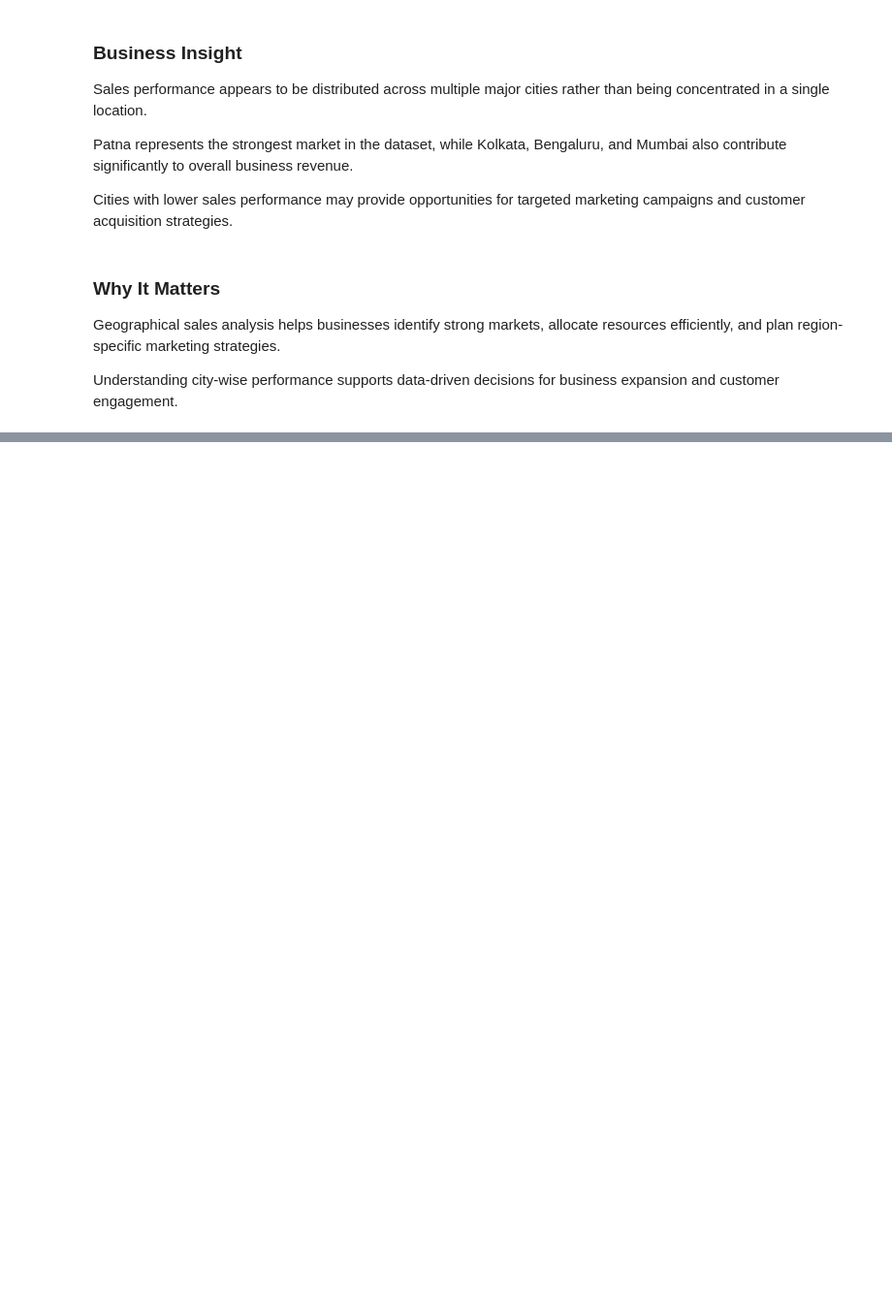
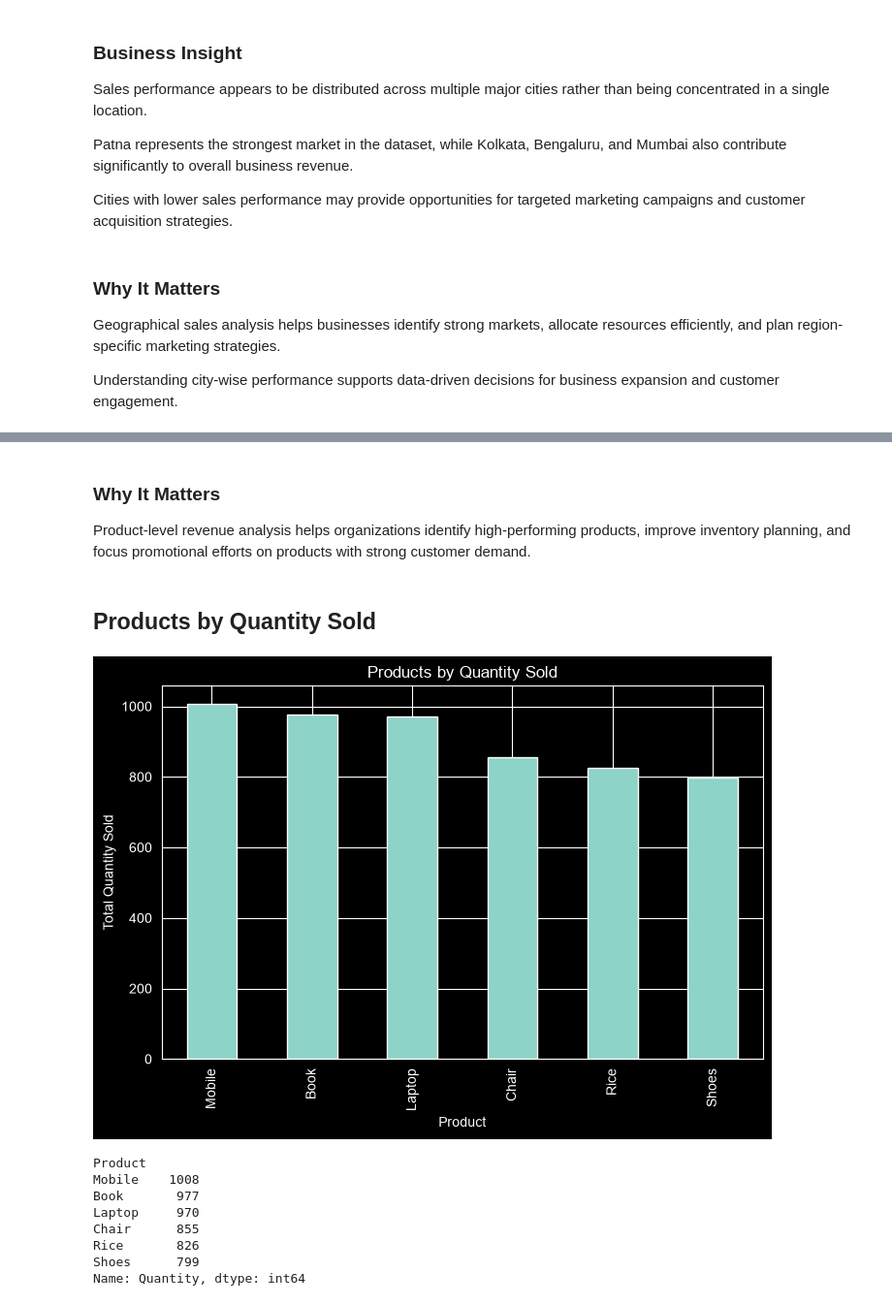
Before and after one commit to Sunita-lab/ApexPlanet-Internship-Ecommerce-Customer-Analytics, a Jupyter notebook: task 02 - EDA and business analytics/eda_and_business_analytics.ipynb, the cells around one changed output, grey strips where cells are left out. Shown at 97% size. Saved outputs shown, nothing was run; the diff lists cells and outputs as text; code cells hidden in the pictures; blank space fills up the shorter version.

```diff
--- a/task 02 - EDA and business analytics/eda_and_business_analytics.ipynb
+++ b/task 02 - EDA and business analytics/eda_and_business_analytics.ipynb
@@ -913,0 +962,31 @@ Understanding city-wise performance supports data-driven decisions for business
+# %% [markdown]
+### Why It Matters
+
+Product-level revenue analysis helps organizations identify high-performing products, improve inventory planning, and focus promotional efforts on products with strong customer demand.
+# %% [markdown]
+## Products by Quantity Sold
+# %%
+top_products_qty = (
+    df.groupby('Product')['Quantity']
+      .sum()
+      .sort_values(ascending=False)
+)
+
+plt.figure(figsize=(8,5))
+top_products_qty.plot(kind='bar')
+plt.title('Products by Quantity Sold')
+plt.xlabel('Product')
+plt.ylabel('Total Quantity Sold')
+plt.show()
+
+top_products_qty
+# %% [output]
+[figure, added]
+Product
+Mobile    1008
+Book       977
+Laptop     970
+Chair      855
+Rice       826
+Shoes      799
+Name: Quantity, dtype: int64
```
Also changed, not shown: parts of 15 cells of this notebook.
